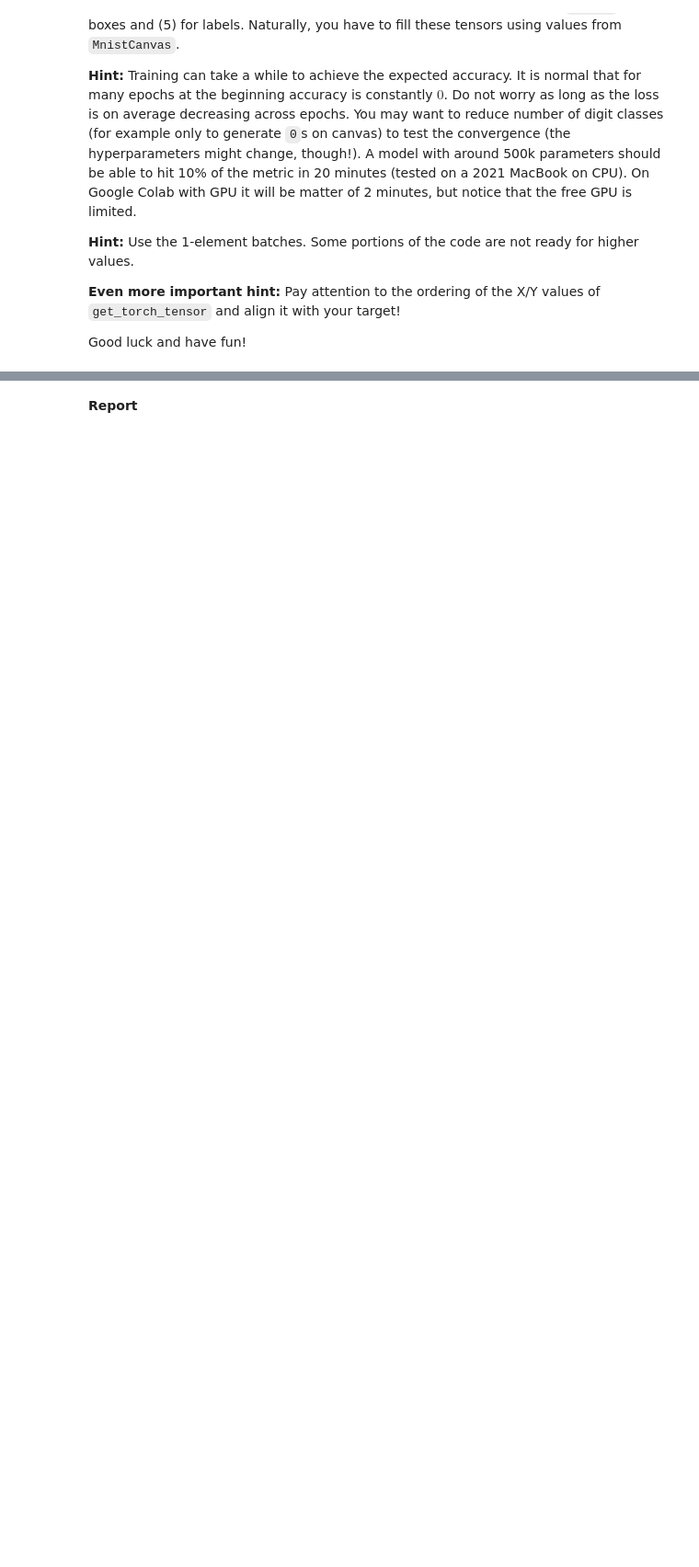
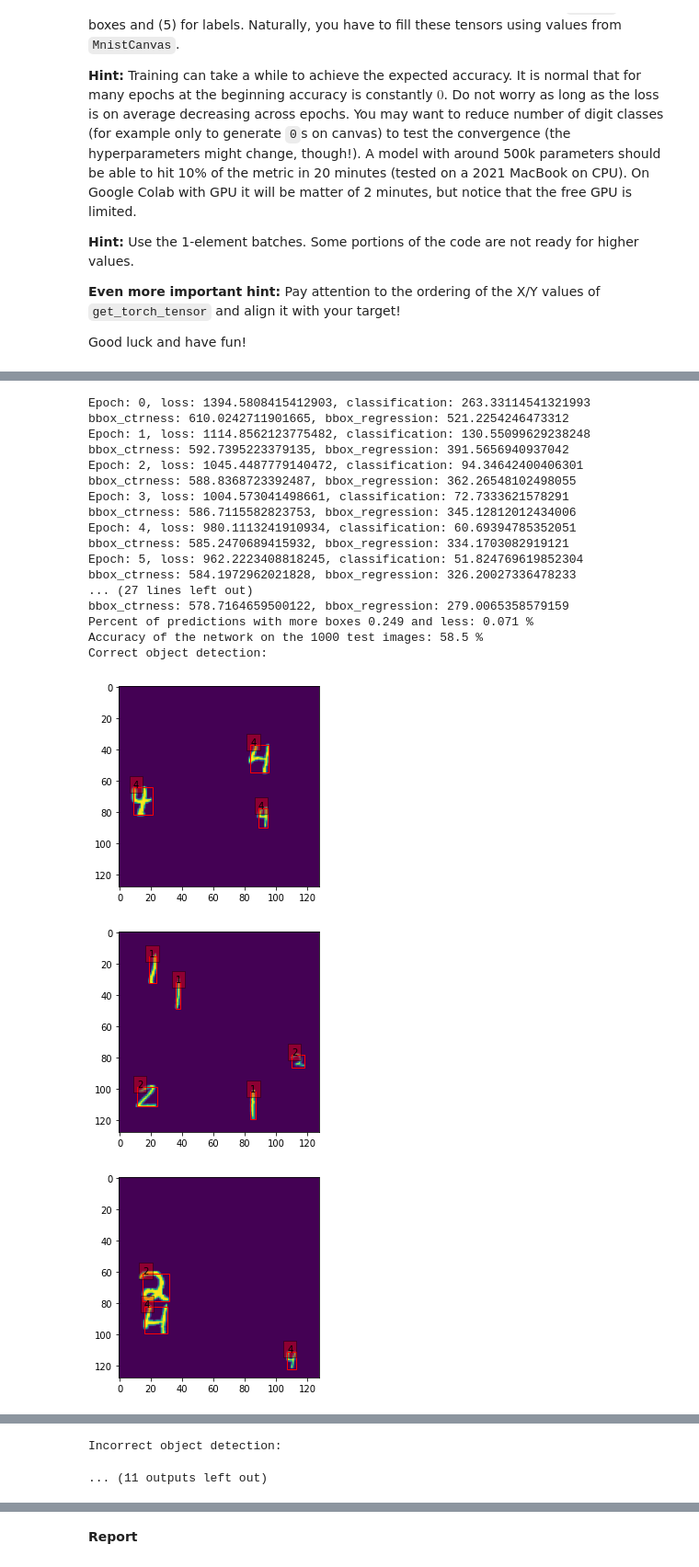
Before and after one commit to asia281/dnn2022, a Jupyter notebook: Final_of_Asia_of_hw2_fcos_student.ipynb, the cells around one changed output, grey strips where cells are left out. Shown: that part at 92% size. Cells and saved outputs as stored; diff of their text form; code cells hidden in the pictures; blank space fills up the shorter version.

```diff
--- a/Final_of_Asia_of_hw2_fcos_student.ipynb
+++ b/Final_of_Asia_of_hw2_fcos_student.ipynb
@@ -1004,15 +1009,16 @@ def evaluate(model: nn.Module, TEST_CANVAS, min_score: float = .2, iou: float =
 
     test_inputs, test_targets = get_targets(TEST_CANVAS)
     model_outputs = [model(inp, [tar]) for inp, tar in zip(test_inputs, test_targets)]
-    #print(model_outputs[0][0].keys())
     scores = [d[0]['scores'] for d in model_outputs]
     boxes = [d[0]['boxes'] for d in model_outputs]
     labels = [d[0]['labels'] for d in model_outputs]
 
-    final_boxes = []
+    bools = []
+    results = []
+    pred_longer = 0
+    pred_shorter = 0
 
     for box, score, label, canvas in zip(boxes, scores, labels, TEST_CANVAS):
-      #print(f"b: {len(box), len(score)}")
       ids = torchvision.ops.nms(box, score, iou_threshold=iou)
       top_boxes = []
       for b, s, l in zip(box[ids], score[ids], label[ids]):
@@ -1021,17 +1027,21 @@ def evaluate(model: nn.Module, TEST_CANVAS, min_score: float = .2, iou: float =
           top_boxes.append(top_box)
 
       new_canvas = MnistCanvas(image=canvas.image, boxes=top_boxes)
-     # print(f"new: {len(new_canvas.boxes)}, {len(canvas.boxes)}")
-     # print(f"c: {canvas}")
-     # canvas.plot()
-      new_canvas.plot()
-      fin = DigitAccuracy().compute_metric(top_boxes, canvas)
-      final_boxes.append(fin)
+      results.append(new_canvas)
+      if len(top_boxes) > len(canvas.boxes):
+        pred_longer += 1
+      elif len(top_boxes) < len(canvas.boxes):
+        pred_shorter += 1
 
-    plot_results(TEST_CANVAS, final_boxes)
+      b = DigitAccuracy().compute_metric(top_boxes, canvas)
+      bools.append(b)
 
 
-    return final_boxes
+    print('Percent of predictions with more boxes {} and less: {} %'.format(
+                    pred_longer / len(results), pred_shorter / len(results)))
+    accuracy = plot_results(results, bools)
+
+    return accuracy
 
     ################################################################################################
     # end of your code
@@ -1076,8 +1086,7 @@ from typing import Dict
 def plot_losses(xs, subplots: Dict[str, List[float]]):
   plt.clf()
   for label, subplot in subplots.items():
-    subplot.Tensor.cpu(torch.contiguous_format)
-    plt.plot(xs, subplot, label=label)
+    plt.plot(range(xs), subplot, label=label)
   plt.ylabel('Loss')
   plt.xlabel('Number of epochs')
   plt.grid()
@@ -1085,15 +1094,15 @@ def plot_losses(xs, subplots: Dict[str, List[float]]):
   plt.show()
 # %%
 class Trainer():
-  def __init__(self, train_canvas_size: int, epochs: int, lr: int):
+  def __init__(self, train_canvas_size: int, epochs: int, lr: int, wd=1e-5):
     self.train_canvas_size = train_canvas_size
     self.epochs = epochs
     self.digit_accuracy = DigitAccuracy()
 
     self.train_set = [
         get_random_canvas(
-            digits=TEST_DIGITS,
-            classes=TEST_CLASSES,
+            digits=TRAIN_DIGITS,
+            classes=TRAIN_CLASSES,
             labels=LABELS,
         )
         for _ in range(train_canvas_size)
@@ -1124,7 +1133,7 @@ class Trainer():
         training = True,
         )
     self.fcos.to(DEVICE)
-    self.optimizer = optim.Adam(self.fcos.parameters(), lr=lr)
+    self.optimizer = optim.Adam(self.fcos.parameters(), lr=lr, weight_decay=wd)
 
 # TODO: write your code here
 ################################################################################################
@@ -1167,11 +1176,10 @@ class Trainer():
 
     self.fcos.eval()
     with torch.no_grad():
-      evaluate(self.fcos, self.test_set)
+      accuracy = evaluate(self.fcos, self.test_set)
 
     plot_losses(len(train_loss), {"train_loss": train_loss, "cl_loss": cl_loss,
                                   "ctr_loss": ctr_loss, "reg_loss": reg_loss})
-    return train_loss, test_loss, test_acc
 
 ################################################################################################
 # %% [markdown]
@@ -1178,5 +1187,26 @@ class Trainer():
 - Plot example results of matched and mismatched predictions (0.5 pt.).
 - Plot particular losses and evaluation score per (0.5 pt.).
 # %%
-trainer = Trainer(1000, 15, lr=0.0004)
-train_loss, test_loss, test_acc = trainer.train()
+trainer = Trainer(1000, 20, lr=0.0004)
+trainer.train()
+# %% [output]
+Epoch: 0, loss: 1394.5808415412903, classification: 263.33114541321993
+bbox_ctrness: 610.0242711901665, bbox_regression: 521.2254246473312
+Epoch: 1, loss: 1114.8562123775482, classification: 130.55099629238248
+bbox_ctrness: 592.7395223379135, bbox_regression: 391.5656940937042
+Epoch: 2, loss: 1045.4487779140472, classification: 94.34642400406301
+bbox_ctrness: 588.8368723392487, bbox_regression: 362.26548102498055
+Epoch: 3, loss: 1004.573041498661, classification: 72.7333621578291
+bbox_ctrness: 586.7115582823753, bbox_regression: 345.12812012434006
+Epoch: 4, loss: 980.1113241910934, classification: 60.69394785352051
+bbox_ctrness: 585.2470689415932, bbox_regression: 334.1703082919121
+Epoch: 5, loss: 962.2223408818245, classification: 51.824769619852304
+bbox_ctrness: 584.1972962021828, bbox_regression: 326.20027336478233
+... (27 lines left out)
+bbox_ctrness: 578.7164659500122, bbox_regression: 279.0065358579159
+Percent of predictions with more boxes 0.249 and less: 0.071 %
+Accuracy of the network on the 1000 test images: 58.5 %
+Correct object detection:
+[figure, added]
+[figure, added]
+[figure, added]
@@ -1182,0 +1220,2 @@ train_loss, test_loss, test_acc = trainer.train()
+Incorrect object detection:
+... (11 outputs left out)
```
Also changed, not shown: parts of 11 cells of this notebook.
